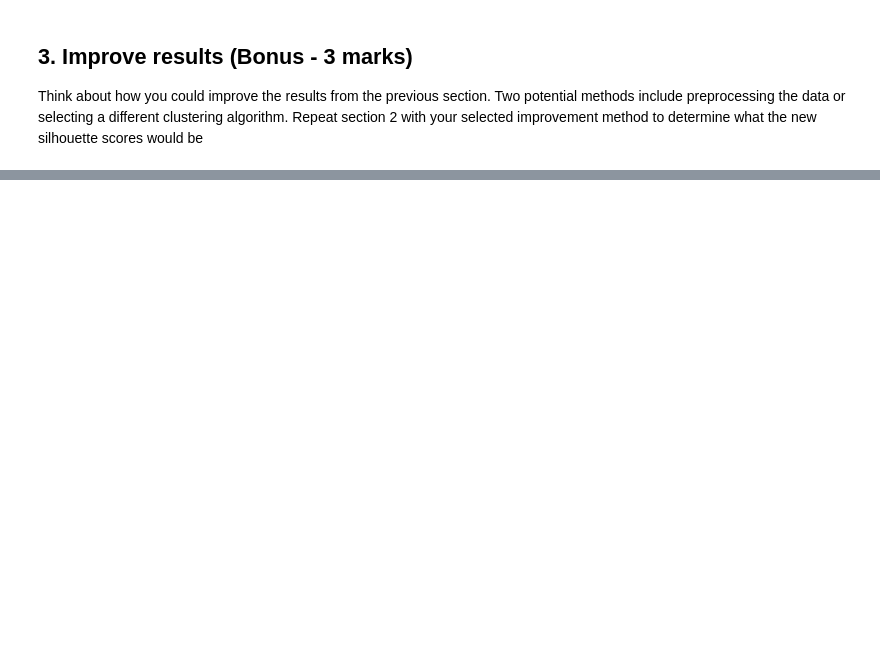
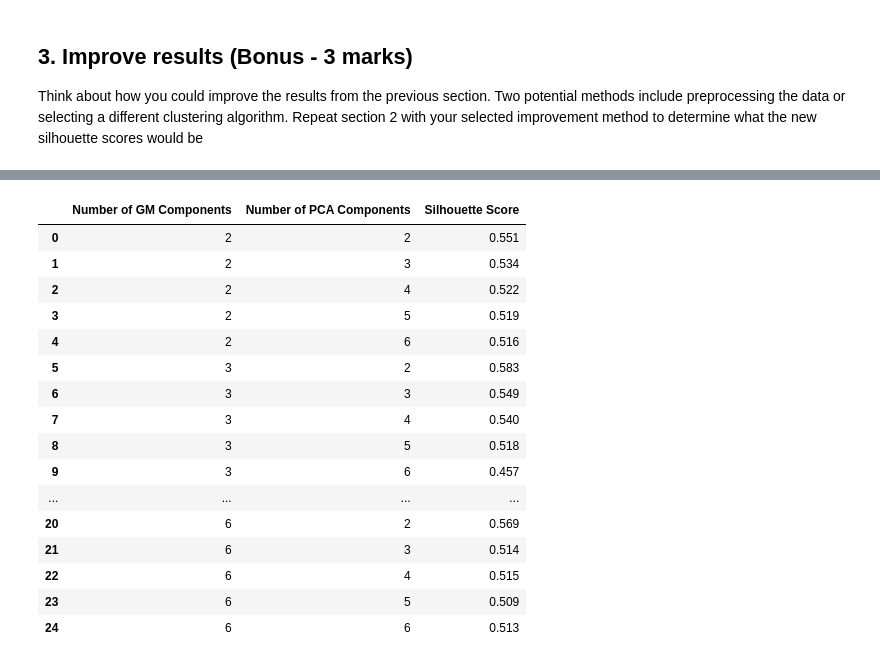
Before and after one commit to mileuc/ensf-611-lab3, a Jupyter notebook: Lab3-2.ipynb, the cells around one changed output, grey strips where cells are left out. Cells and saved outputs as stored; diff of their text form; code cells hidden in the pictures; blank space fills up the shorter version.

```diff
--- a/Lab3-2.ipynb
+++ b/Lab3-2.ipynb
@@ -69,3 +100,16 @@ Implement Kmeans clustering using the PCA-transformed data. Compare the silhouet
+# %%
+# TODO: Implement clustering with PCA-transformed data using cluster_fn above
+scores_with_components = []
+
+for n_clusters in range (2, 7):
+    for n_components in range (2,7):
+        mean_silhouette_score = cluster_fn(n_clusters=n_clusters, X=df, n_components=n_components)
+        score_dict = {'Number of Clusters': n_clusters, 'Number of Components': n_components,
+                      'Silhouette Score': '{:.3f}'.format(mean_silhouette_score)}
+        scores_with_components.append(score_dict)
+
+scores_with_components_df = pd.DataFrame(scores_with_components)
+scores_with_components_df
 # %% [markdown]
 ### 2.3 Display results (2 marks)
 
@@ -88,0 +181,10 @@ Think about how you could improve the results from the previous section. Two pot
+# %%
+scores = []
+
+for n_gm_components in range (2, 7):
+    mean_silhouette_score = cluster_fn_2(n_gm_components=n_gm_components, X=df)
+    score_dict = {'Number of GM Components': n_gm_components, 'Silhouette Score': '{:.3f}'.format(mean_silhouette_score)}
+    scores.append(score_dict)
+
+scores_df = pd.DataFrame(scores)
+scores_df
@@ -88,0 +198,30 @@ Think about how you could improve the results from the previous section. Two pot
+# %%
+scores_with_pca_components = []
+
+for n_gm_components in range (2, 7):
+    for n_pca_components in range (2, 7):
+        mean_silhouette_score = cluster_fn_2(n_gm_components=n_gm_components, X=df, n_pca_components=n_pca_components)
+        score_dict = {'Number of GM Components': n_gm_components, 'Number of PCA Components': n_pca_components,
+                      'Silhouette Score': '{:.3f}'.format(mean_silhouette_score)}
+        scores_with_pca_components.append(score_dict)
+
+scores_with_pca_components_df = pd.DataFrame(scores_with_pca_components)
+scores_with_pca_components_df
+# %% [output]
+|  | Number of GM Components | Number of PCA Components | Silhouette Score |
+| 0 | 2 | 2 | 0.551 |
+| 1 | 2 | 3 | 0.534 |
+| 2 | 2 | 4 | 0.522 |
+| 3 | 2 | 5 | 0.519 |
+| 4 | 2 | 6 | 0.516 |
+| 5 | 3 | 2 | 0.583 |
+| 6 | 3 | 3 | 0.549 |
+| 7 | 3 | 4 | 0.540 |
+| 8 | 3 | 5 | 0.518 |
+| 9 | 3 | 6 | 0.457 |
+| ... | ... | ... | ... |
+| 20 | 6 | 2 | 0.569 |
+| 21 | 6 | 3 | 0.514 |
+| 22 | 6 | 4 | 0.515 |
+| 23 | 6 | 5 | 0.509 |
+| 24 | 6 | 6 | 0.513 |
```
Also changed, not shown: parts of 16 cells of this notebook, 2 other files.
